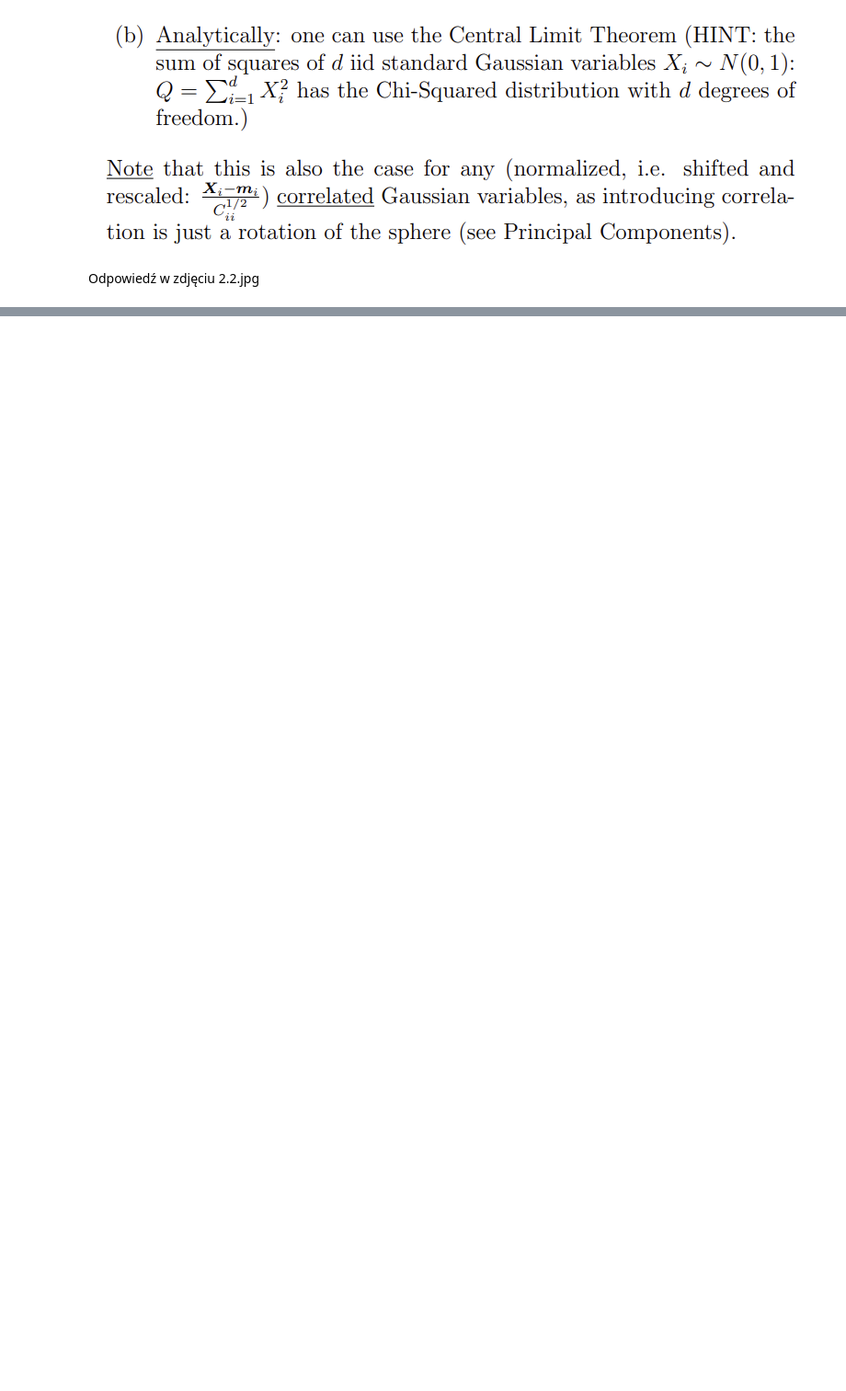
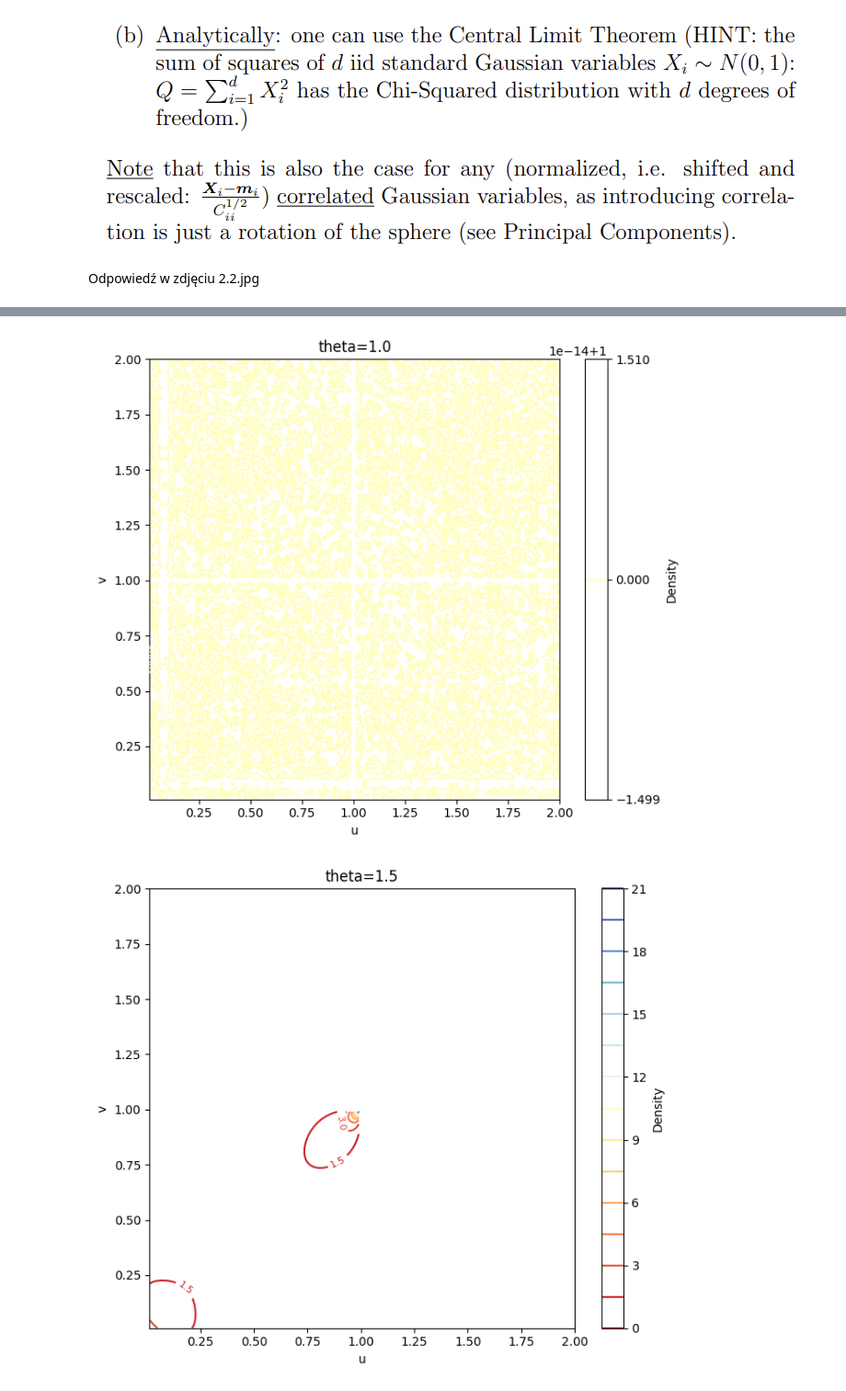
Before and after one commit to TypicalMonkey/Risk-machen, a Jupyter notebook: Problems 2/RM2.ipynb, the cells around one changed output, grey strips where cells are left out. Shown at 92% size. Saved outputs shown, nothing was run; the diff lists cells and outputs as text; code cells hidden in the pictures; blank space fills up the shorter version.

```diff
--- a/Problems 2/RM2.ipynb
+++ b/Problems 2/RM2.ipynb
@@ -74,0 +103,41 @@ Odpowiedź w zdjęciu 2.2.jpg
+# %%
+import sympy
+import numpy as np
+import matplotlib.pyplot as plt
+
+
+
+thetas = [1.0, 1.5, 2.0]
+for theta_value in thetas:
+    u, v = sympy.symbols('u v', positive=True)
+    theta = sympy.Symbol('theta', positive=True)
+
+    A = (-sympy.log(u))**theta
+    B = (-sympy.log(v))**theta
+
+    C = sympy.exp(- (A + B)**(1/theta))
+
+    dC_du = sympy.diff(C, u)
+    pdf_sym = sympy.diff(dC_du, v)
+    pdf_func = sympy.lambdify((u, v), pdf_sym.subs(theta, theta_value), 'numpy')
+
+    N = 200
+    u_vals = np.linspace(0.01, 2, N)
+    v_vals = np.linspace(0.01, 2, N)
+
+
+    U, V = np.meshgrid(u_vals, v_vals)
+    PDF = pdf_func(U, V)
+
+    plt.figure(figsize=(7,6))
+    cs = plt.contour(U, V, PDF, levels=15, cmap='RdYlBu')
+    plt.clabel(cs, inline=True, fontsize=8)
+    plt.title(f"theta={theta_value}")
+    plt.xlabel("u")
+    plt.ylabel("v")
+    plt.colorbar(cs, label="Density")
+    plt.tight_layout()
+    plt.show()
+# %% [output]
+[figure, added]
+[figure, added]
```
Also changed, not shown: parts of 8 cells of this notebook.
